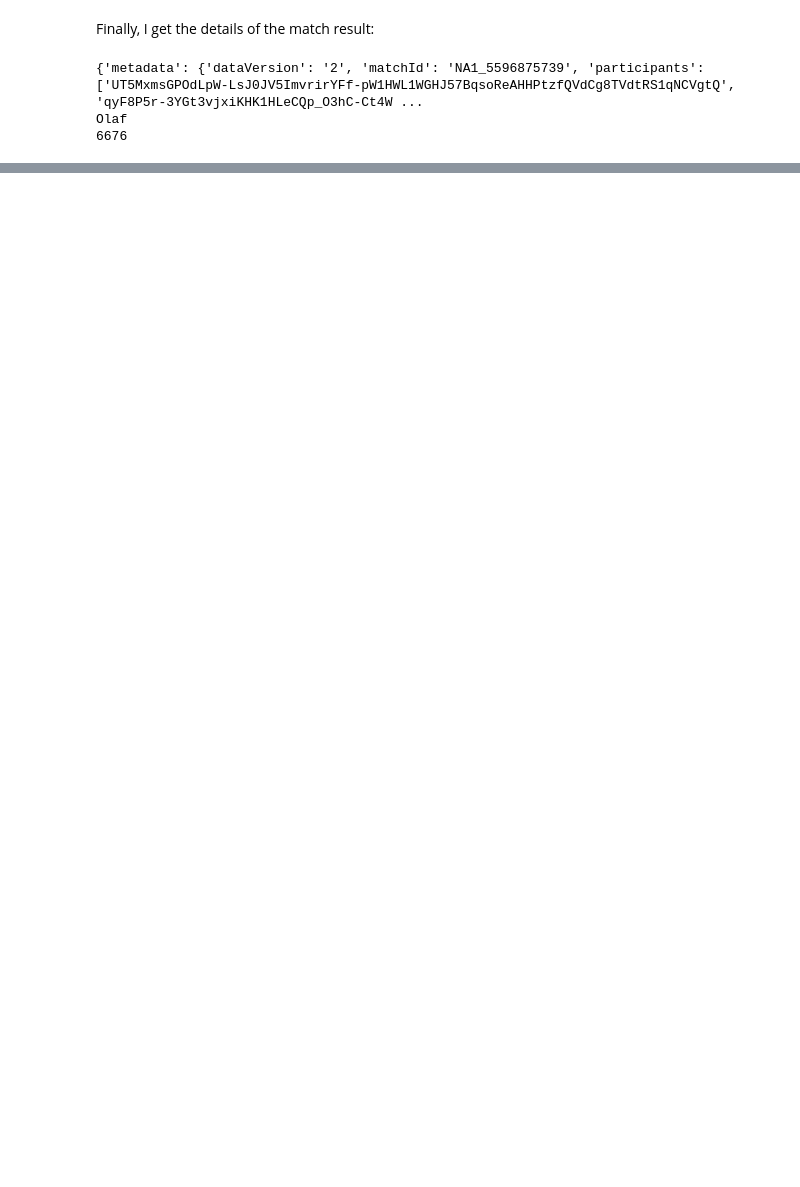
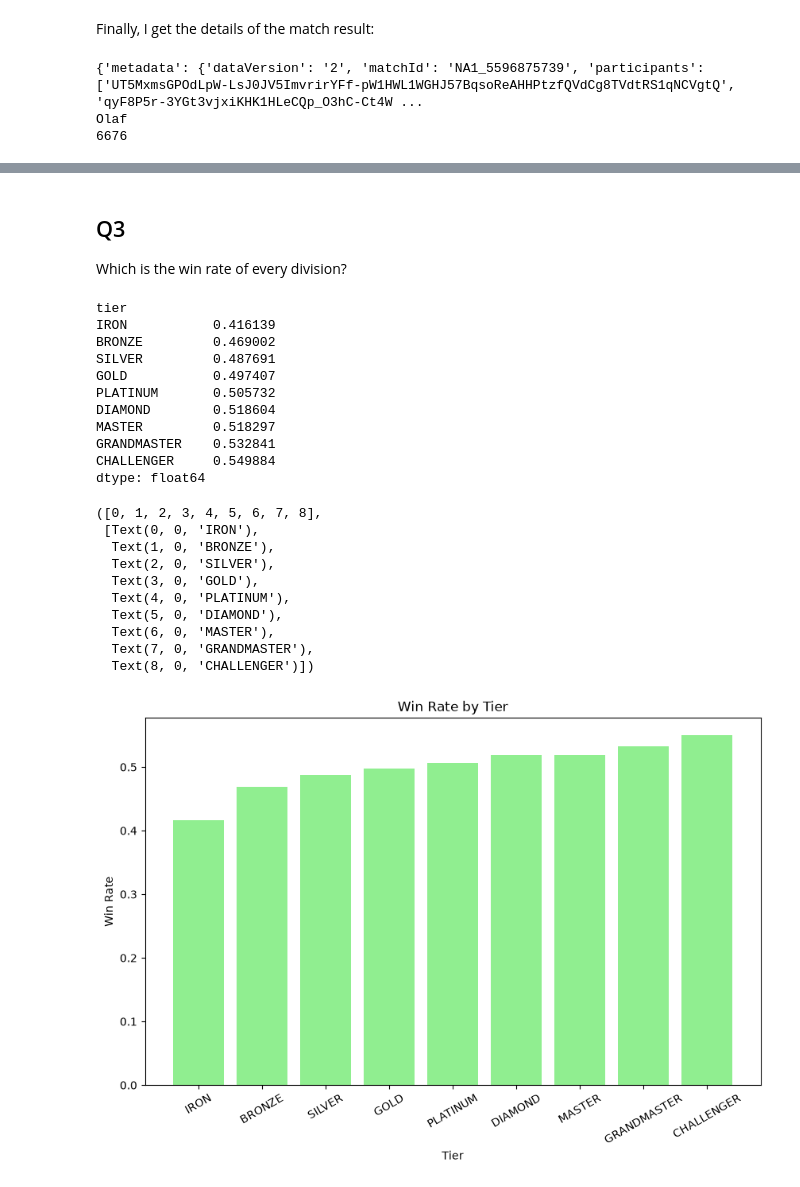
Before and after one commit to Feragon42/rift_oracle, a Jupyter notebook: data_exploration_notebooks/riot_api_exploration.ipynb, the cells around one changed output, grey strips where cells are left out. Cells and saved outputs as stored; diff of their text form; code cells hidden in the pictures; blank space fills up the shorter version.

```diff
--- a/riot_api_exploration.ipynb
+++ b/data_exploration_notebooks/riot_api_exploration.ipynb
@@ -46,0 +206,41 @@ Olaf
+# %% [markdown]
+## Q3
+Which is the win rate of every division?
+# %%
+import matplotlib.pyplot as plt
+
+order = ['IRON', 'BRONZE', 'SILVER', 'GOLD', 'PLATINUM', 'DIAMOND', 'MASTER', 'GRANDMASTER', 'CHALLENGER']
+
+win_rate = summoners_df.groupby('tier')['wins'].sum() / (summoners_df.groupby('tier')['losses'].sum() + summoners_df.groupby('tier')['wins'].sum())
+win_rate = win_rate.reindex(order, fill_value=0)
+print(win_rate)
+
+plt.figure(figsize=(10, 6))
+plt.bar(order, win_rate.values, color='lightgreen')
+plt.title("Win Rate by Tier")
+plt.xlabel("Tier")
+plt.ylabel("Win Rate")
+plt.xticks(rotation=30)
+# %% [output]
+tier
+IRON           0.416139
+BRONZE         0.469002
+SILVER         0.487691
+GOLD           0.497407
+PLATINUM       0.505732
+DIAMOND        0.518604
+MASTER         0.518297
+GRANDMASTER    0.532841
+CHALLENGER     0.549884
+dtype: float64
+([0, 1, 2, 3, 4, 5, 6, 7, 8],
+ [Text(0, 0, 'IRON'),
+  Text(1, 0, 'BRONZE'),
+  Text(2, 0, 'SILVER'),
+  Text(3, 0, 'GOLD'),
+  Text(4, 0, 'PLATINUM'),
+  Text(5, 0, 'DIAMOND'),
+  Text(6, 0, 'MASTER'),
+  Text(7, 0, 'GRANDMASTER'),
+  Text(8, 0, 'CHALLENGER')])
+[figure, added]
```
Also changed, not shown: parts of 8 cells of this notebook, 7 other files.
